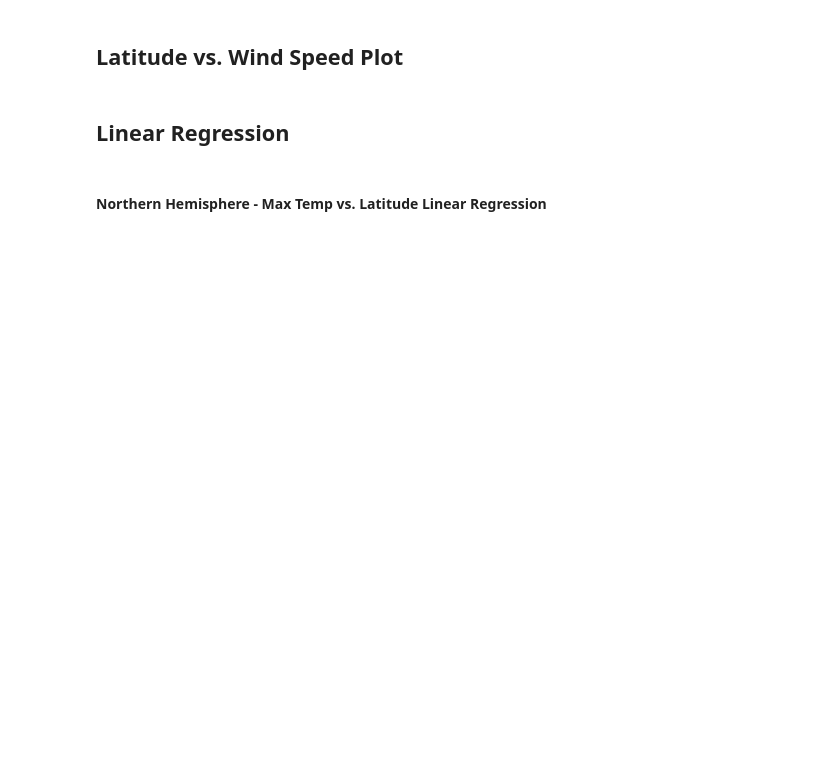
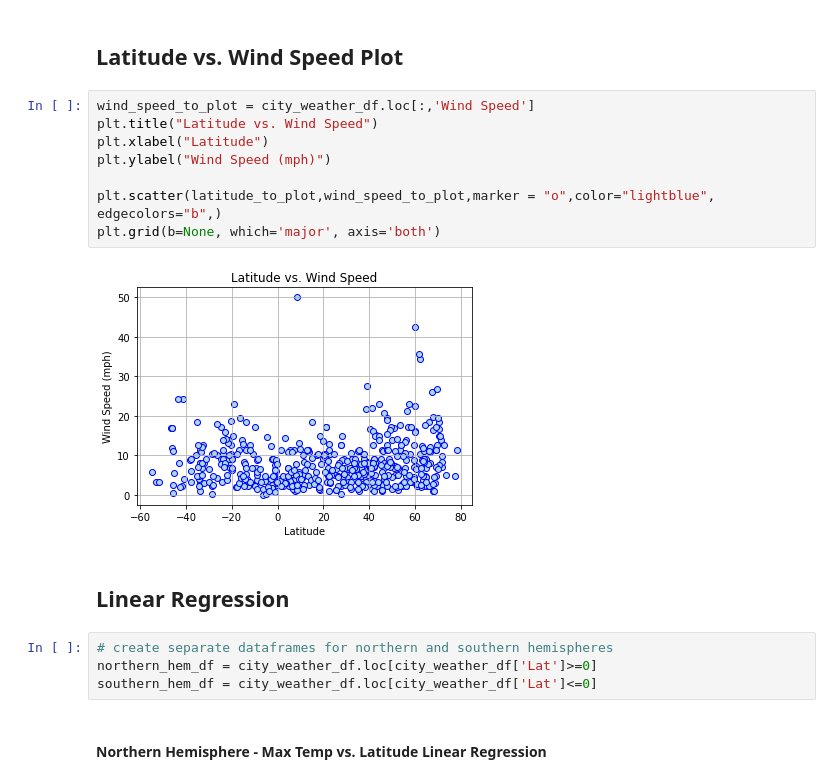
Before and after one commit to joe-m-2020/python-api-challenge, a Jupyter notebook: WeatherPy/WeatherPy.ipynb, the cells around one changed output. Cells and saved outputs as stored; diff of their text form; blank space fills up the shorter version.

```diff
--- a/WeatherPy/WeatherPy.ipynb
+++ b/WeatherPy/WeatherPy.ipynb
@@ -183,6 +216,20 @@ city_weather_df.loc[city_weather_df["Humidity"]>100,:]
 # %% [markdown]
 ## Latitude vs. Wind Speed Plot
+# %%
+wind_speed_to_plot = city_weather_df.loc[:,'Wind Speed']
+plt.title("Latitude vs. Wind Speed")
+plt.xlabel("Latitude")
+plt.ylabel("Wind Speed (mph)")
+
+plt.scatter(latitude_to_plot,wind_speed_to_plot,marker = "o",color="lightblue", edgecolors="b",)
+plt.grid(b=None, which='major', axis='both')
+# %% [output]
+[figure, added]
 # %% [markdown]
 ## Linear Regression
+# %%
+# create separate dataframes for northern and southern hemispheres
+northern_hem_df = city_weather_df.loc[city_weather_df['Lat']>=0]
+southern_hem_df = city_weather_df.loc[city_weather_df['Lat']<=0]
 # %% [markdown]
 ####  Northern Hemisphere - Max Temp vs. Latitude Linear Regression
```
Also changed, not shown: parts of 20 cells of this notebook, 6 other files.
